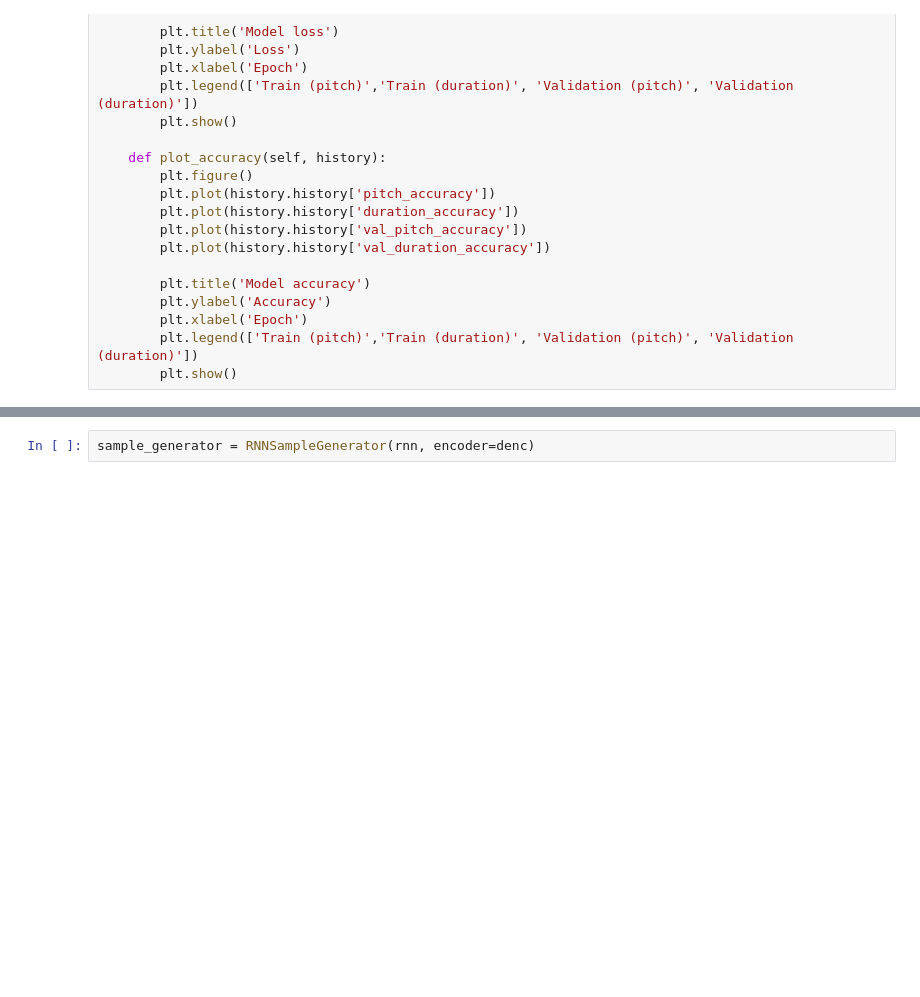
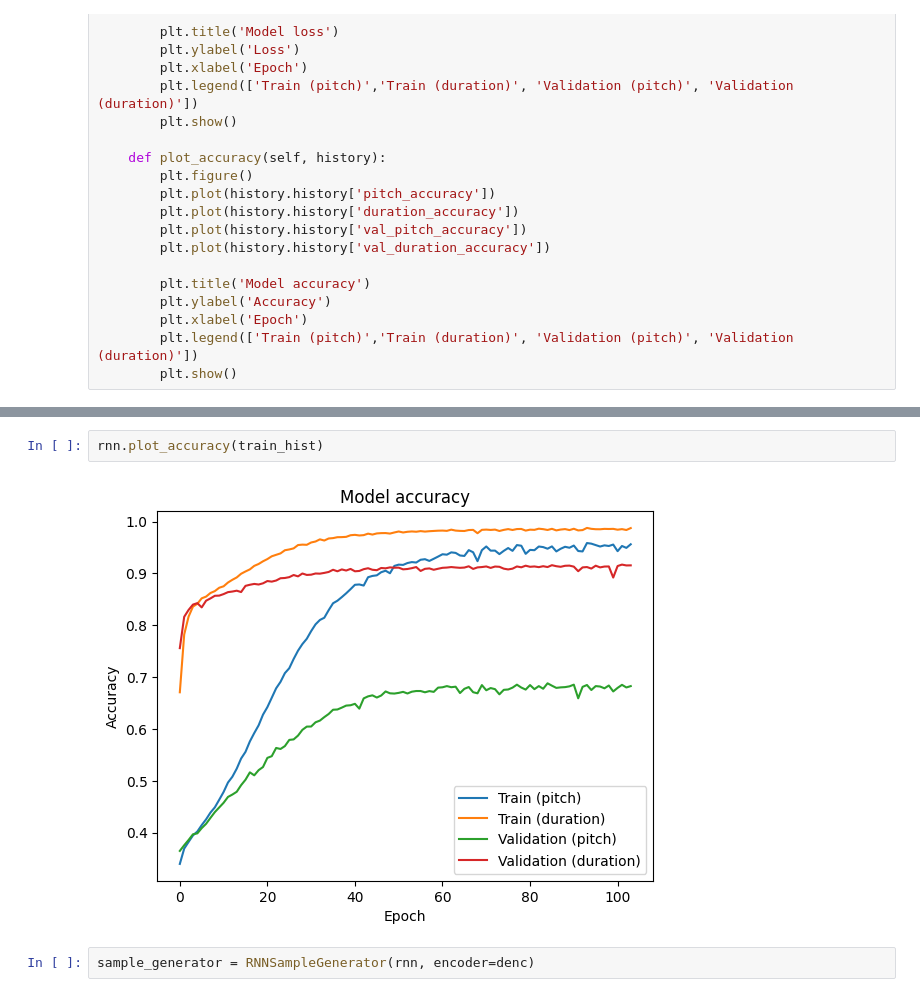
Before and after one commit to STarrio/generative-music, a Jupyter notebook: RNNMusicGeneration.ipynb, the cells around one changed output, grey strips where cells are left out. Drawn from its saved outputs; the diff is of its cells as text; blank space fills up the shorter version.

```diff
--- a/RNNMusicGeneration.ipynb
+++ b/RNNMusicGeneration.ipynb
@@ -538,3 +500,7 @@ rnn.plot_loss(train_hist)
+# %%
+rnn.plot_accuracy(train_hist)
+# %% [output]
+[figure, added]
 # %%
 sample_generator = RNNSampleGenerator(rnn, encoder=denc)
 # %%
```
Also changed, not shown: parts of 16 cells of this notebook.
